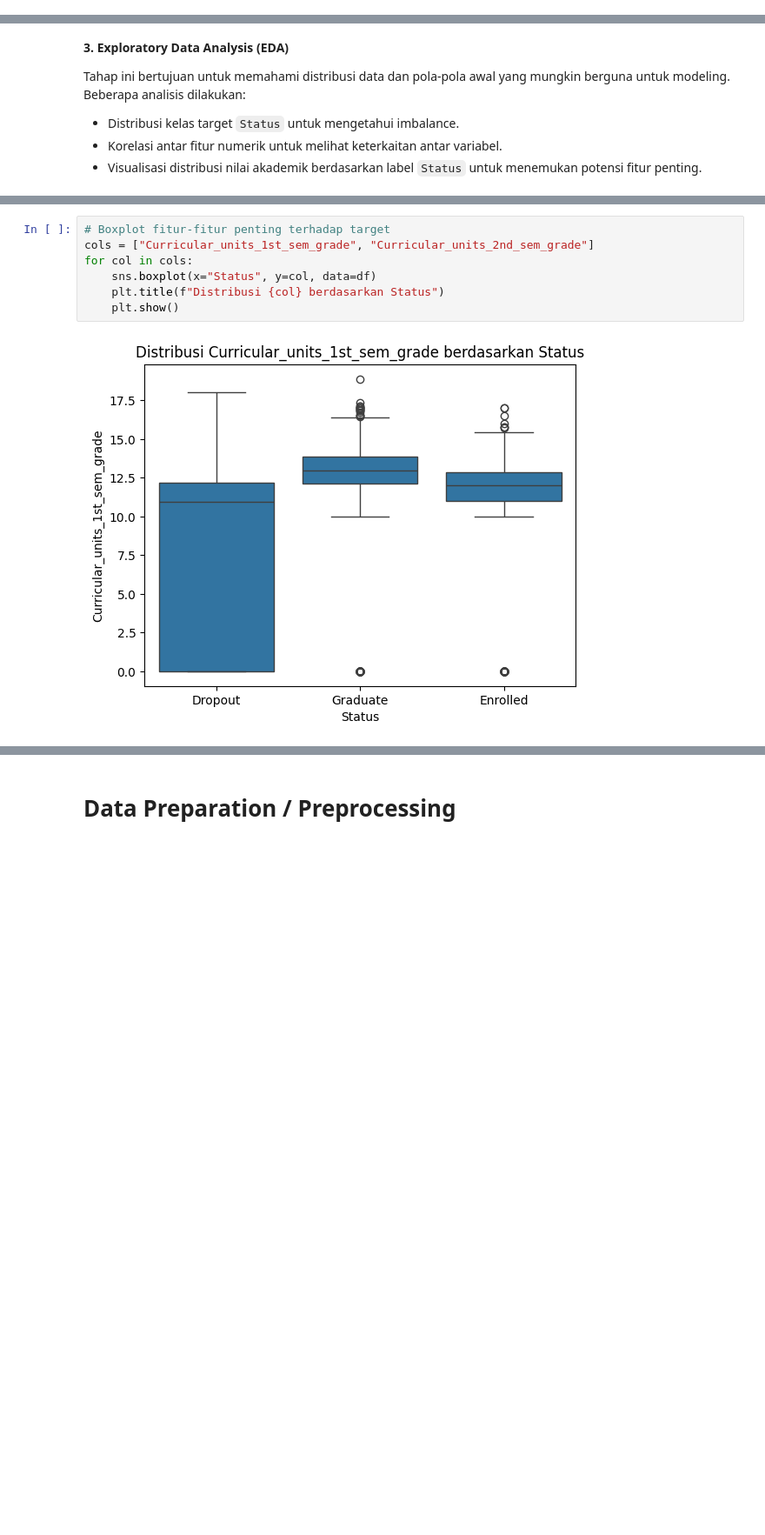
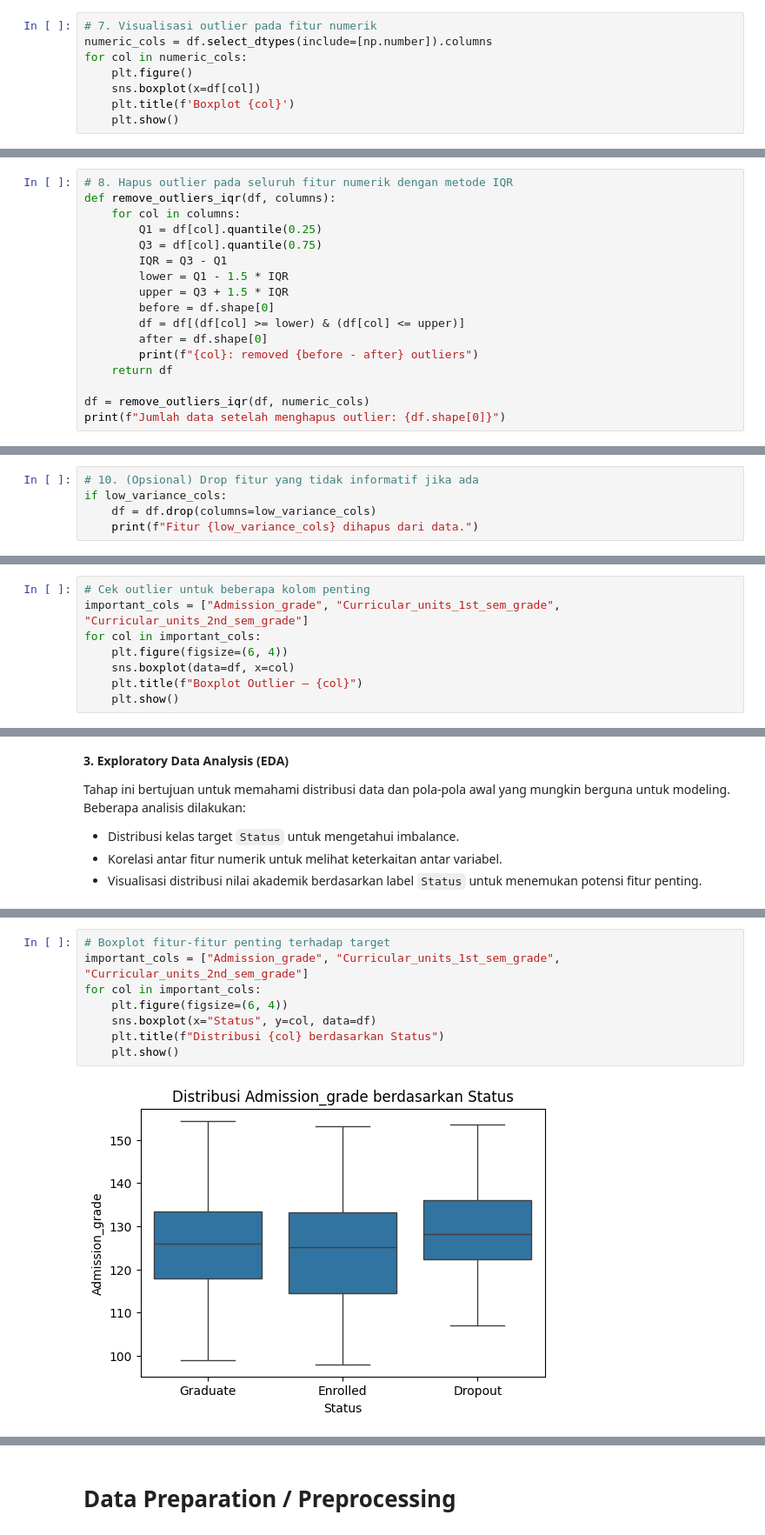
Before and after one commit to nielshn/-Student-Performances-Status-Classifier-App, a Jupyter notebook: notebook.ipynb, the cells around one changed output, grey strips where cells are left out. Shown at 87% size. Cells and saved outputs as stored; diff of their text form; blank space fills up the shorter version.

```diff
--- a/notebook.ipynb
+++ b/notebook.ipynb
@@ -88,0 +140,8 @@ dtype: int64
+# %%
+# 7. Visualisasi outlier pada fitur numerik
+numeric_cols = df.select_dtypes(include=[np.number]).columns
+for col in numeric_cols:
+    plt.figure()
+    sns.boxplot(x=df[col])
+    plt.title(f'Boxplot {col}')
+    plt.show()
@@ -88,0 +162,17 @@ dtype: int64
+# %%
+# 8. Hapus outlier pada seluruh fitur numerik dengan metode IQR
+def remove_outliers_iqr(df, columns):
+    for col in columns:
+        Q1 = df[col].quantile(0.25)
+        Q3 = df[col].quantile(0.75)
+        IQR = Q3 - Q1
+        lower = Q1 - 1.5 * IQR
+        upper = Q3 + 1.5 * IQR
+        before = df.shape[0]
+        df = df[(df[col] >= lower) & (df[col] <= upper)]
+        after = df.shape[0]
+        print(f"{col}: removed {before - after} outliers")
+    return df
+
+df = remove_outliers_iqr(df, numeric_cols)
+print(f"Jumlah data setelah menghapus outlier: {df.shape[0]}")
@@ -88,0 +222,5 @@ dtype: int64
+# %%
+# 10. (Opsional) Drop fitur yang tidak informatif jika ada
+if low_variance_cols:
+    df = df.drop(columns=low_variance_cols)
+    print(f"Fitur {low_variance_cols} dihapus dari data.")
@@ -88,0 +241,8 @@ dtype: int64
+# %%
+# Cek outlier untuk beberapa kolom penting
+important_cols = ["Admission_grade", "Curricular_units_1st_sem_grade", "Curricular_units_2nd_sem_grade"]
+for col in important_cols:
+    plt.figure(figsize=(6, 4))
+    sns.boxplot(data=df, x=col)
+    plt.title(f"Boxplot Outlier – {col}")
+    plt.show()
@@ -112,9 +275,10 @@ plt.show()
 # %%
 # Boxplot fitur-fitur penting terhadap target
-cols = ["Curricular_units_1st_sem_grade", "Curricular_units_2nd_sem_grade"]
-for col in cols:
+important_cols = ["Admission_grade", "Curricular_units_1st_sem_grade", "Curricular_units_2nd_sem_grade"]
+for col in important_cols:
+    plt.figure(figsize=(6, 4))
     sns.boxplot(x="Status", y=col, data=df)
     plt.title(f"Distribusi {col} berdasarkan Status")
     plt.show()
 # %% [output]
-[figure, old version]
+[figure, new version]
```
Also changed, not shown: parts of 25 cells of this notebook, 13 other files.
